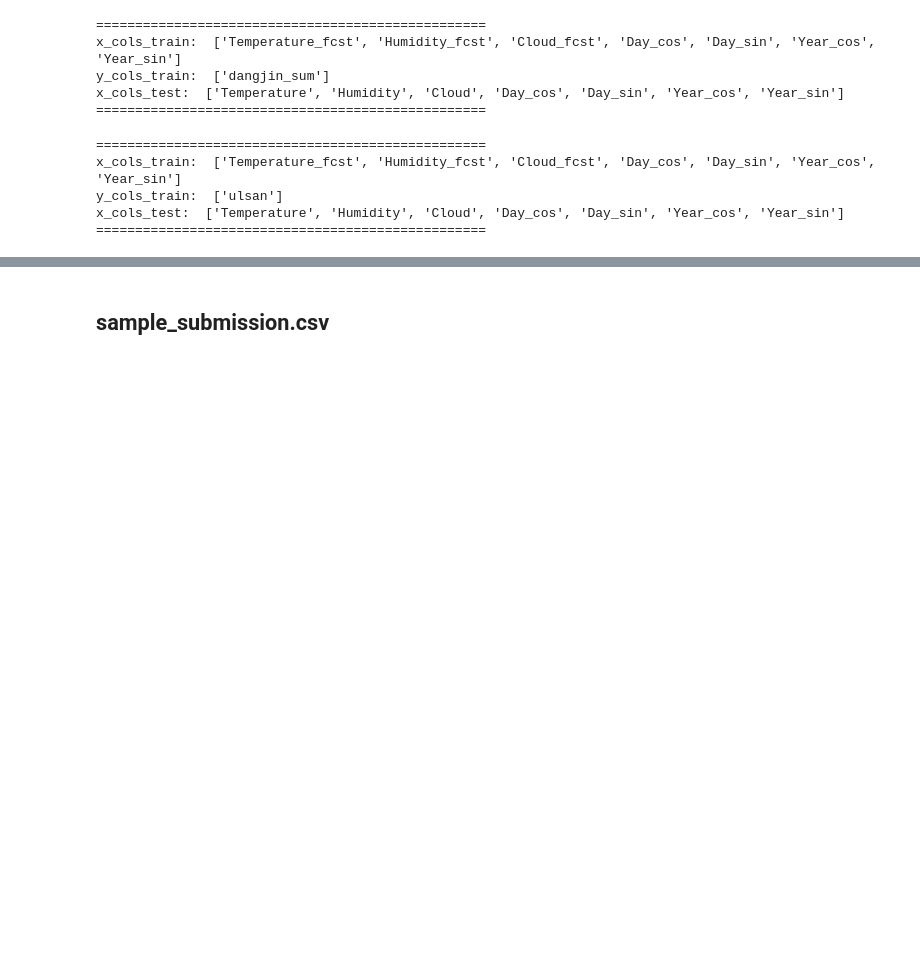
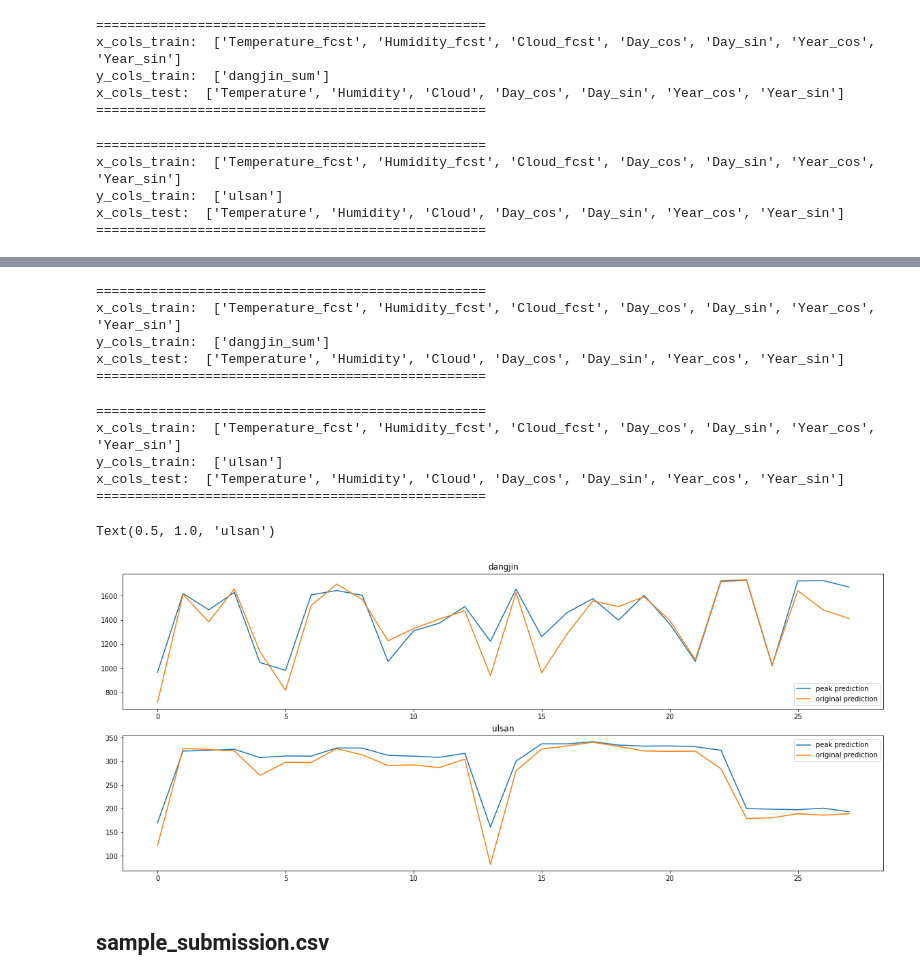
Before and after one commit to dongin1009/Solar_Predict, a Jupyter notebook: witt_modeling/submission_model.ipynb, the cells around one changed output, grey strips where cells are left out. Saved outputs shown, nothing was run; the diff lists cells and outputs as text; code cells hidden in the pictures; blank space fills up the shorter version.

Commit message:
peak prediction experiment

```diff
--- a/witt_modeling/submission_model.ipynb
+++ b/witt_modeling/submission_model.ipynb
@@ -145,0 +184,47 @@ x_cols_test:  ['Temperature', 'Humidity', 'Cloud', 'Day_cos', 'Day_sin', 'Year_c
+# %%
+# peak in train data (based on train data)
+dangjin_train_arg = argmax_within_day(dangjin_data_full['dangjin_sum'])
+ulsan_train_arg = argmax_within_day(ulsan_data_full['ulsan'])
+
+dangjin_data_peak = dangjin_data_full.iloc[dangjin_train_arg] # train data for peak prediction
+ulsan_data_peak = ulsan_data_full.iloc[ulsan_train_arg] # train data for peak prediction
+# %%
+RS_PEAK = 521
+# %%
+# new peak prediction (dangjin)
+model_peak = RandomForestRegressor(criterion='mae', verbose=0, n_jobs=-1, n_estimators=100, random_state=RS_PEAK, min_samples_leaf=9)
+
+dangjin_predict_peak, dangjin_model_peak = predict(model_peak, dangjin_data_peak, x_cols_fcst, y_dangjin_cols, dangjin_feb_peak, x_cols_feb)
+# %% [output]
+==================================================
+x_cols_train:  ['Temperature_fcst', 'Humidity_fcst', 'Cloud_fcst', 'Day_cos', 'Day_sin', 'Year_cos', 'Year_sin']
+y_cols_train:  ['dangjin_sum']
+x_cols_test:  ['Temperature', 'Humidity', 'Cloud', 'Day_cos', 'Day_sin', 'Year_cos', 'Year_sin']
+==================================================
+# %%
+# new peak prediction (ulsan)
+model_peak = RandomForestRegressor(criterion='mae', verbose=0, n_jobs=-1, n_estimators=100, random_state=RS_PEAK, min_samples_leaf=9)
+
+ulsan_predict_peak, ulsan_model_peak = predict(model_peak, ulsan_data_peak, x_cols_fcst, y_ulsan_cols, ulsan_feb_peak, x_cols_feb)
+# %% [output]
+==================================================
+x_cols_train:  ['Temperature_fcst', 'Humidity_fcst', 'Cloud_fcst', 'Day_cos', 'Day_sin', 'Year_cos', 'Year_sin']
+y_cols_train:  ['ulsan']
+x_cols_test:  ['Temperature', 'Humidity', 'Cloud', 'Day_cos', 'Day_sin', 'Year_cos', 'Year_sin']
+==================================================
+# %%
+# compare original prediction and peak prediction
+fig, ax = plt.subplots(2,1,figsize=(20,8))
+
+ax[0].plot(dangjin_predict_peak, label='peak prediction')
+ax[0].plot(dangjin_predict[dangjin_test_arg], label='original prediction')
+ax[0].legend()
+ax[0].set_title('dangjin')
+
+ax[1].plot(ulsan_predict_peak, label='peak prediction')
+ax[1].plot(ulsan_predict[ulsan_test_arg], label='original prediction')
+ax[1].legend()
+ax[1].set_title('ulsan')
+# %% [output]
+Text(0.5, 1.0, 'ulsan')
+[figure, added]
```
Also changed, not shown: parts of 15 cells of this notebook, 7 other files.
